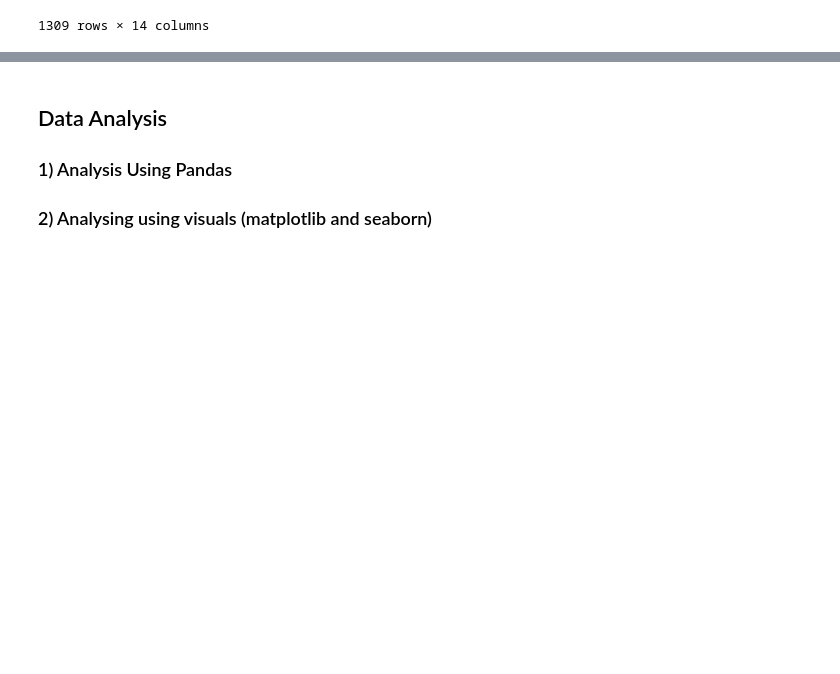
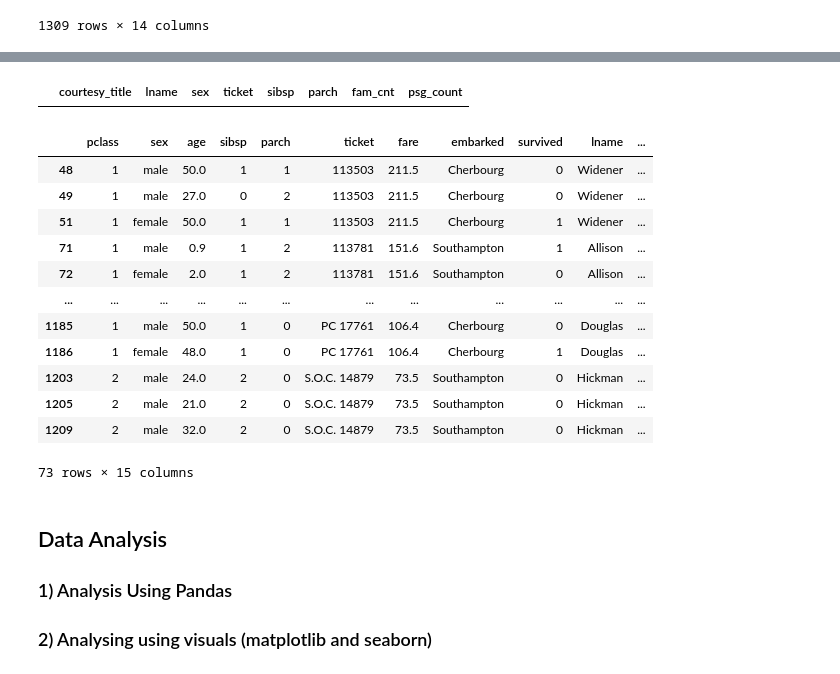
Before and after one commit to Aakashdoraisamy/python-data-science, a Jupyter notebook: Python_Libraries/pandas/titanic.ipynb, the cells around one changed output, grey strips where cells are left out. Cells and saved outputs as stored; diff of their text form; code cells hidden in the pictures; blank space fills up the shorter version.

```diff
--- a/Python_Libraries/pandas/titanic.ipynb
+++ b/Python_Libraries/pandas/titanic.ipynb
@@ -415,7 +415,7 @@ df
 # %%
 # df.drop(['count_x', 'count_y'], axis=1, inplace=True)
 # %%
-df=df.rename(columns={'count':'ps_count'})
+df=df.rename(columns={'count':'psg_count'})
 df
 # %% [output]
 |  | pclass | sex | age | sibsp | parch | ticket | fare | embarked | survived | lname | ... |
@@ -431,3 +431,19 @@ df
 | 1307 | 1 | male | 70.0 | 1 | 1 | WE/P 5735 | 71.0 | Southampton | 0 | Crosby | ... |
 | 1308 | 1 | female | 36.0 | 0 | 2 | WE/P 5735 | 71.0 | Southampton | 1 | Crosby | ... |
 1309 rows × 14 columns
+# %%
+
+def comp_type(row):
+    if row['psg_count'] == 1 and row['fam_cnt']== 0:
+        return 'Solo'
+    elif row['psg_count'] - 1 == row['fam_cnt']:
+        return 'Family'
+    elif row['psg_count']>1 and row['fam_cnt'] == 0:
+        return 'Friends'
+    elif row['psg_count']>row['fam_cnt']:
+        return 'Family and Friends'
+    else:
+        return 'Family'
+
+df['companion_type'] = df.apply(comp_type,axis=1)
+df['companion_type']
@@ -433,0 +479,6 @@ df
+# %%
+df['companion_type'].isnull().sum() # 34
+
+df.loc[df['companion_type'].isnull(),['courtesy_title','lname','sex','ticket','sibsp','parch','fam_cnt','psg_count']]
+# %% [output]
+|  | courtesy_title | lname | sex | ticket | sibsp | parch | fam_cnt | psg_count |
@@ -434,3 +488,19 @@ df
+# %%
+df.loc[df['companion_type'] == 'Family and Friends']
+# %% [output]
+|  | pclass | sex | age | sibsp | parch | ticket | fare | embarked | survived | lname | ... |
+| 48 | 1 | male | 50.0 | 1 | 1 | 113503 | 211.5 | Cherbourg | 0 | Widener | ... |
+| 49 | 1 | male | 27.0 | 0 | 2 | 113503 | 211.5 | Cherbourg | 0 | Widener | ... |
+| 51 | 1 | female | 50.0 | 1 | 1 | 113503 | 211.5 | Cherbourg | 1 | Widener | ... |
+| 71 | 1 | male | 0.9 | 1 | 2 | 113781 | 151.6 | Southampton | 1 | Allison | ... |
+| 72 | 1 | female | 2.0 | 1 | 2 | 113781 | 151.6 | Southampton | 0 | Allison | ... |
+| ... | ... | ... | ... | ... | ... | ... | ... | ... | ... | ... | ... |
+| 1185 | 1 | male | 50.0 | 1 | 0 | PC 17761 | 106.4 | Cherbourg | 0 | Douglas | ... |
+| 1186 | 1 | female | 48.0 | 1 | 0 | PC 17761 | 106.4 | Cherbourg | 1 | Douglas | ... |
+| 1203 | 2 | male | 24.0 | 2 | 0 | S.O.C. 14879 | 73.5 | Southampton | 0 | Hickman | ... |
+| 1205 | 2 | male | 21.0 | 2 | 0 | S.O.C. 14879 | 73.5 | Southampton | 0 | Hickman | ... |
+| 1209 | 2 | male | 32.0 | 2 | 0 | S.O.C. 14879 | 73.5 | Southampton | 0 | Hickman | ... |
+73 rows × 15 columns
 # %% [markdown]
 ## Data Analysis
 
```
Also changed, not shown: parts of 3 cells of this notebook, 1 other file.
